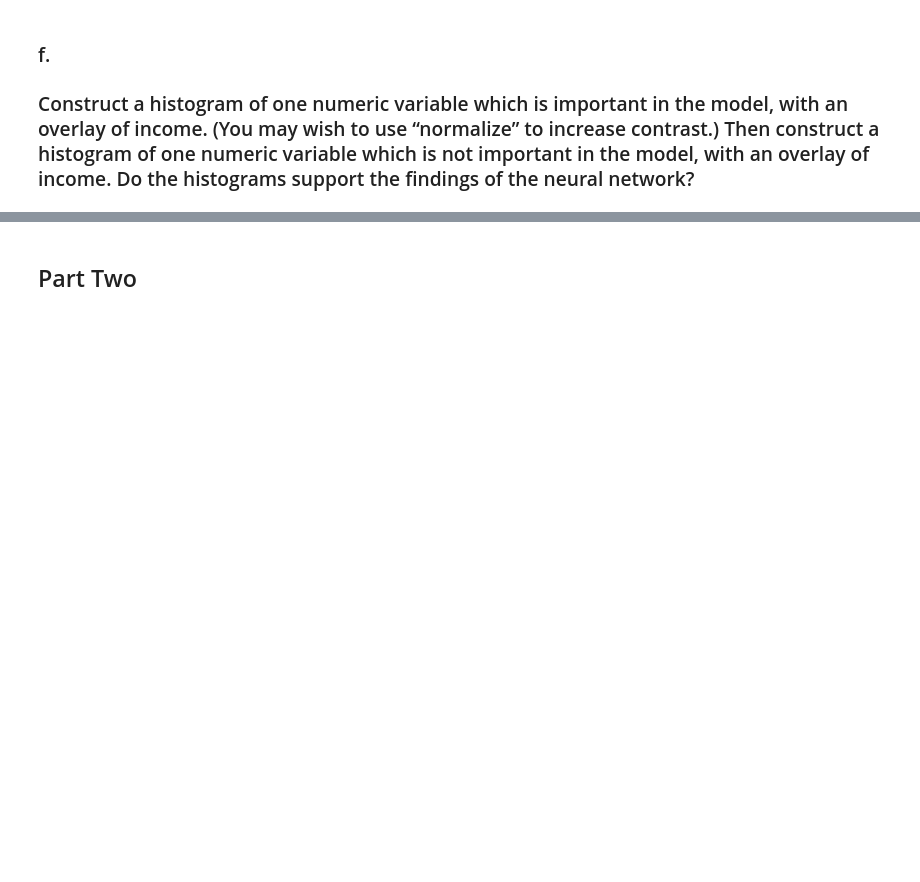
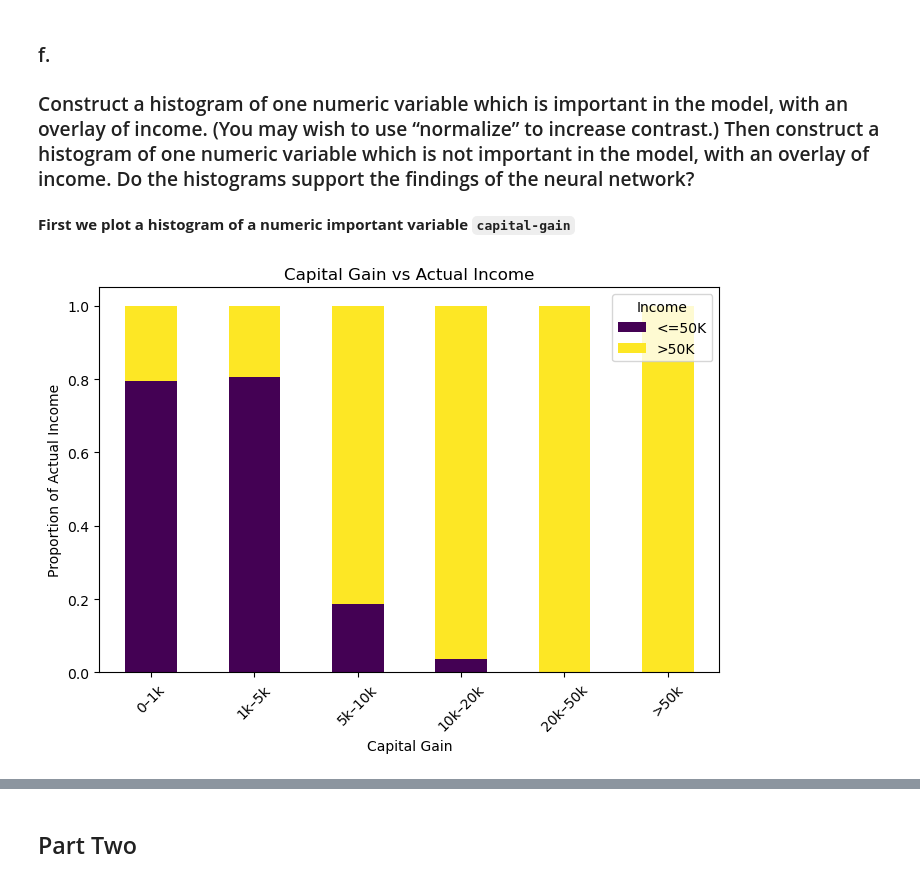
Before and after one commit to jasonllai/ML_Case_Review, a Jupyter notebook: USCensus_NN_Code.ipynb, the cells around one changed output, grey strips where cells are left out. Saved outputs shown, nothing was run; the diff lists cells and outputs as text; code cells hidden in the pictures; blank space fills up the shorter version.

```diff
--- a/USCensus_NN_Code.ipynb
+++ b/USCensus_NN_Code.ipynb
@@ -618,3 +729,34 @@ print(confusion_matrix(y_val, rounded))
 ### f.
 
 ### Construct a histogram of one numeric variable which is important in the model, with an overlay of income. (You may wish to use “normalize” to increase contrast.) Then construct a histogram of one numeric variable which is not important in the model, with an overlay of income. Do the histograms support the findings of the neural network?
+# %% [markdown]
+**First we plot a histogram of a numeric important variable `capital-gain`**
+# %%
+X_val_capt = X_val
+X_val_capt['actual_income'] = y_val.values
+bins = [0, 1000, 5000, 10000, 20000, 50000, X_val_capt['capital-gain'].max()]
+labels = ['0–1k', '1k–5k', '5k–10k', '10k–20k', '20k–50k', '>50k']
+X_val_capt['capital_gain_bin'] = pd.cut(
+    X_val_capt['capital-gain'], bins=bins, labels=labels, include_lowest=True
+)
+
+capital_crosstab = pd.crosstab(
+    X_val_capt['capital_gain_bin'],
+    X_val_capt['actual_income'],
+    normalize='index'
+)
+
+capital_crosstab.plot(
+    kind='bar',
+    stacked=True,
+    figsize=(8,5),
+    colormap='viridis'
+)
+plt.ylabel('Proportion of Actual Income')
+plt.xlabel('Capital Gain')
+plt.title('Capital Gain vs Actual Income')
+plt.legend(title='Income', labels=['<=50K', '>50K'])
+plt.xticks(rotation=45)
+plt.show()
+# %% [output]
+[figure, added]
```
Also changed, not shown: parts of 29 cells of this notebook, 1 other file.
